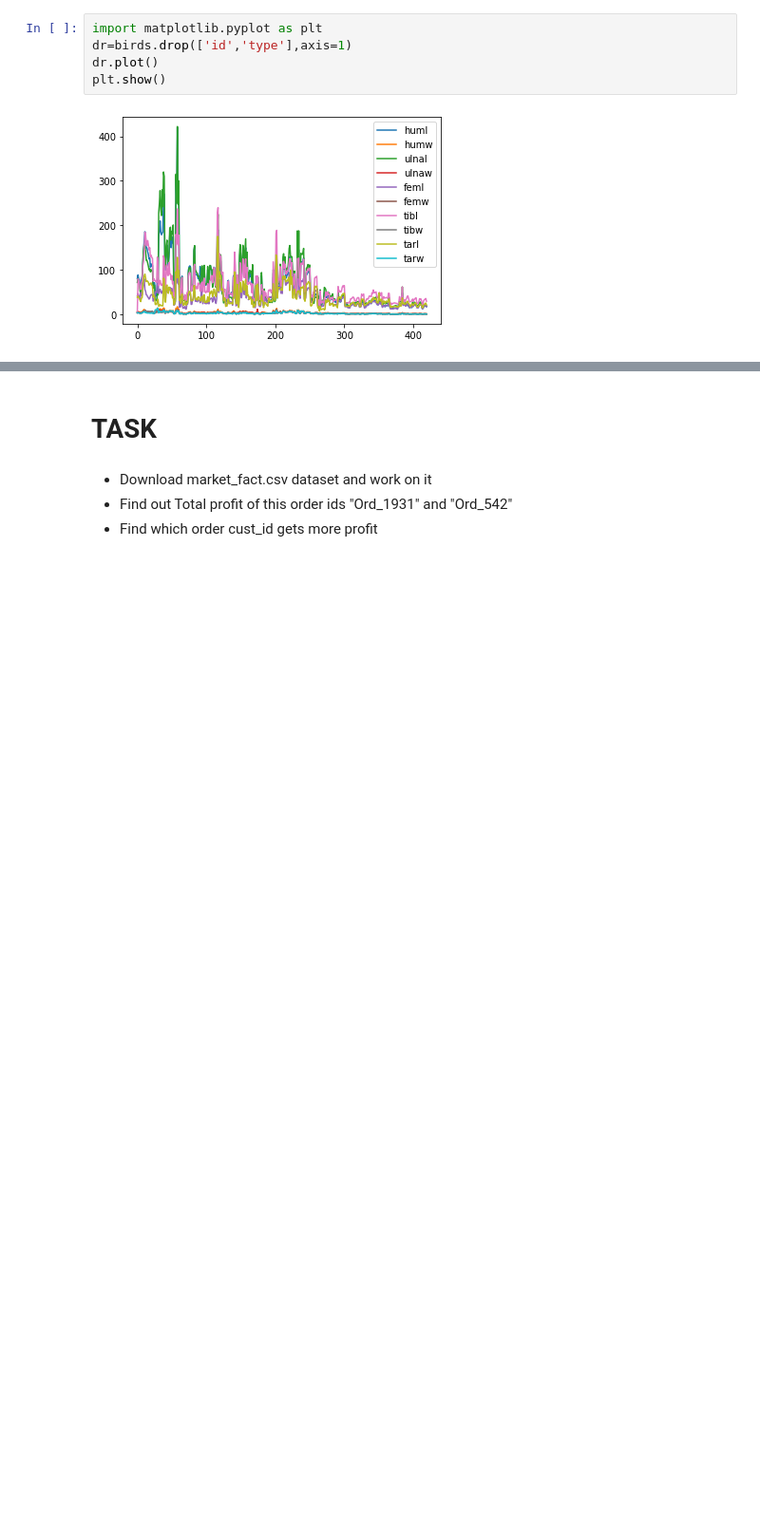
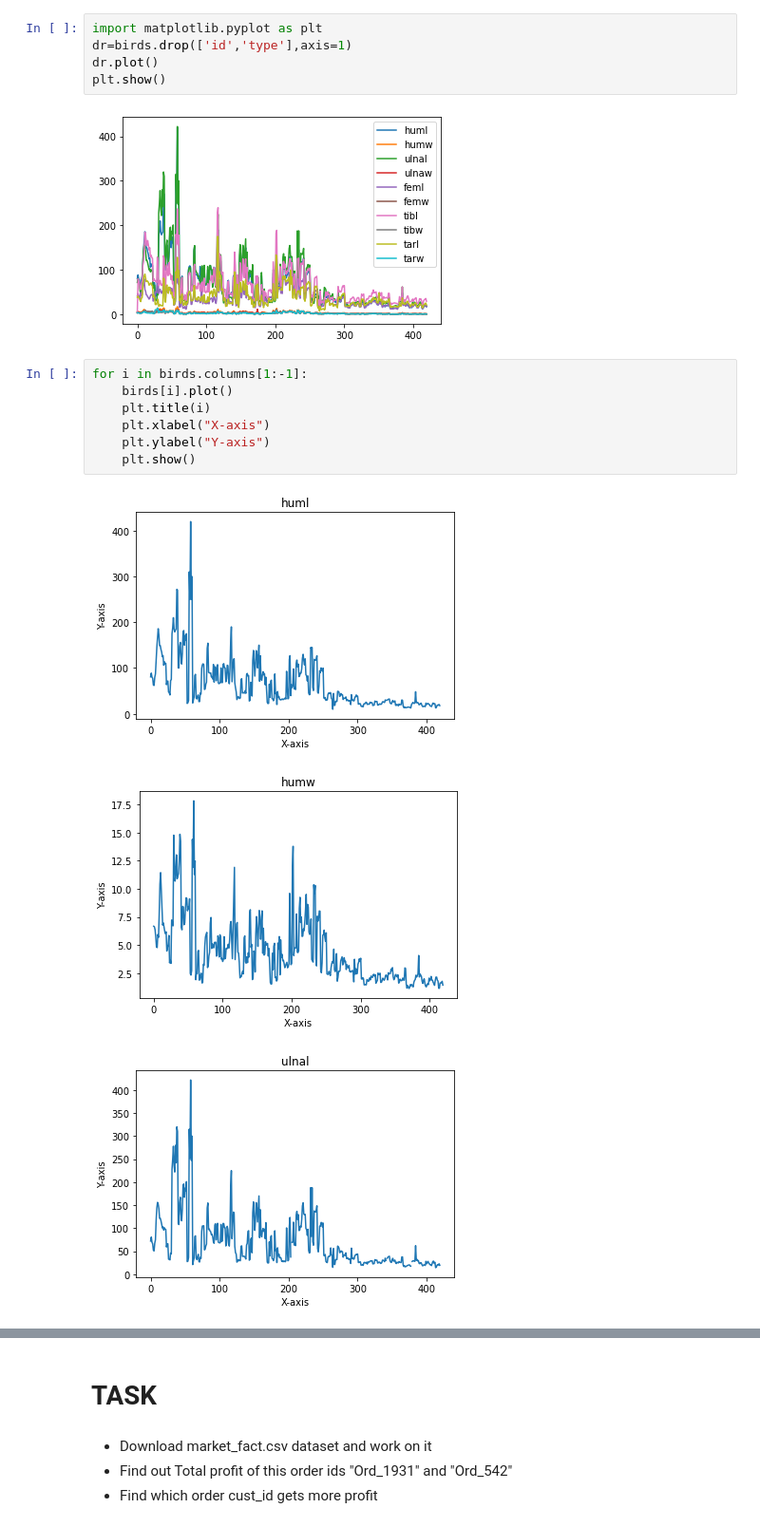
Before and after one commit to varun-vr-13/data_analysis, a Jupyter notebook: Pandas_Task.ipynb, the cells around one changed output, grey strips where cells are left out. Shown at 95% size. Saved outputs shown, nothing was run; the diff lists cells and outputs as text; blank space fills up the shorter version.

```diff
--- a/Pandas_Task.ipynb
+++ b/Pandas_Task.ipynb
@@ -207,3 +207,14 @@ dr.plot()
 plt.show()
 # %% [output]
 [figure]
+# %%
+for i in birds.columns[1:-1]:
+    birds[i].plot()
+    plt.title(i)
+    plt.xlabel("X-axis")
+    plt.ylabel("Y-axis")
+    plt.show()
+# %% [output]
+[figure, added]
+[figure, added]
+[figure, added]
```
Also changed, not shown: parts of 1 cell of this notebook.
